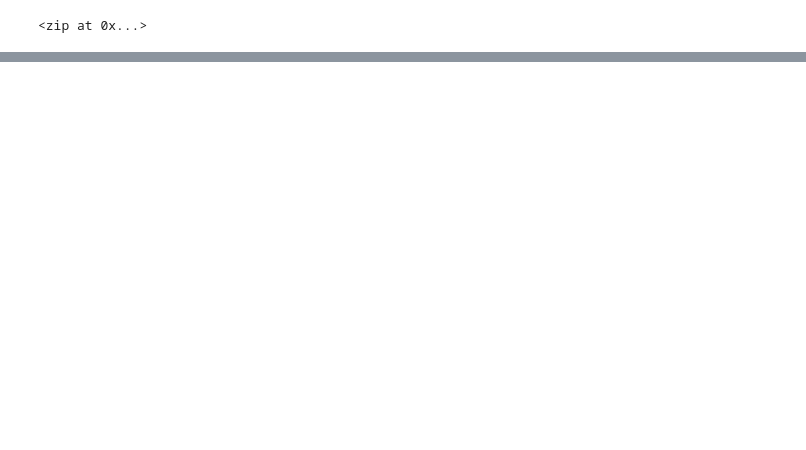
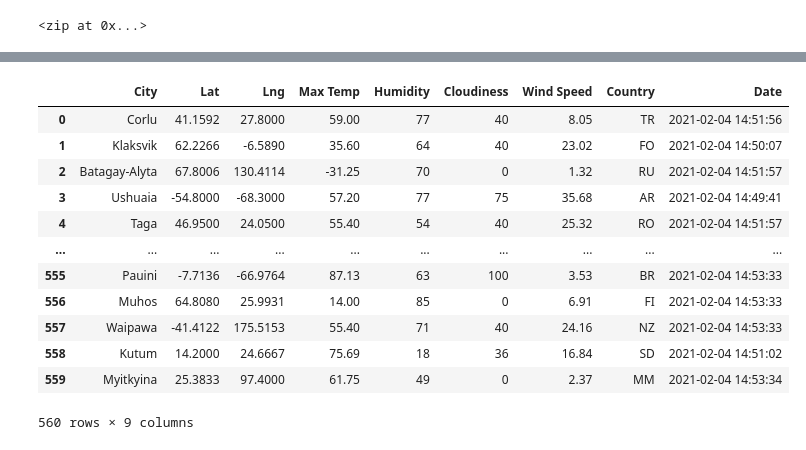
Before and after one commit to roomasa/World_Weather_Analysis, a Jupyter notebook: Weather.ipynb, the cells around one changed output, grey strips where cells are left out. Saved outputs shown, nothing was run; the diff lists cells and outputs as text; code cells hidden in the pictures; blank space fills up the shorter version.

Commit message:
weather data

```diff
--- a/Weather.ipynb
+++ b/Weather.ipynb
@@ -42,0 +47,5 @@ len(cities)
+# %%
+# bulilding the basic URL for the openweathermap with weather_api_key added to the url
+#Starting URL for Weather Map API Call, saves the url as a variable.
+url = "http://api.openweathermap.org/data/2.5/weather?units=Imperial&APPID=" + weather_api_key
+print(url)
@@ -42,0 +142,8 @@ len(cities)
+# %%
+#You have the data in a list of dictionaries, which is a format that you can use to create a
+#Pandas DataFrame. You will also need to export the DataFrame as a CSV file
+#Our next steps will entail converting the array of dictionaries to a DataFrame,
+#ensuring the columns are in the correct order, and exporting the DataFrame to a comma-separated (CSV) file.
+# Convert the array of dictionaries to a Pandas DataFrame.
+city_data_df = pd.DataFrame(city_data)
+city_data_df.head(10)
@@ -42,0 +162,16 @@ len(cities)
+# %%
+city_data_df
+# %% [output]
+|  | City | Lat | Lng | Max Temp | Humidity | Cloudiness | Wind Speed | Country | Date |
+| 0 | Corlu | 41.1592 | 27.8000 | 59.00 | 77 | 40 | 8.05 | TR | 2021-02-04 14:51:56 |
+| 1 | Klaksvik | 62.2266 | -6.5890 | 35.60 | 64 | 40 | 23.02 | FO | 2021-02-04 14:50:07 |
+| 2 | Batagay-Alyta | 67.8006 | 130.4114 | -31.25 | 70 | 0 | 1.32 | RU | 2021-02-04 14:51:57 |
+| 3 | Ushuaia | -54.8000 | -68.3000 | 57.20 | 77 | 75 | 35.68 | AR | 2021-02-04 14:49:41 |
+| 4 | Taga | 46.9500 | 24.0500 | 55.40 | 54 | 40 | 25.32 | RO | 2021-02-04 14:51:57 |
+| ... | ... | ... | ... | ... | ... | ... | ... | ... | ... |
+| 555 | Pauini | -7.7136 | -66.9764 | 87.13 | 63 | 100 | 3.53 | BR | 2021-02-04 14:53:33 |
+| 556 | Muhos | 64.8080 | 25.9931 | 14.00 | 85 | 0 | 6.91 | FI | 2021-02-04 14:53:33 |
+| 557 | Waipawa | -41.4122 | 175.5153 | 55.40 | 71 | 40 | 24.16 | NZ | 2021-02-04 14:53:33 |
+| 558 | Kutum | 14.2000 | 24.6667 | 75.69 | 18 | 36 | 16.84 | SD | 2021-02-04 14:51:02 |
+| 559 | Myitkyina | 25.3833 | 97.4000 | 61.75 | 49 | 0 | 2.37 | MM | 2021-02-04 14:53:34 |
+560 rows × 9 columns
```
Also changed, not shown: parts of 11 cells of this notebook.
